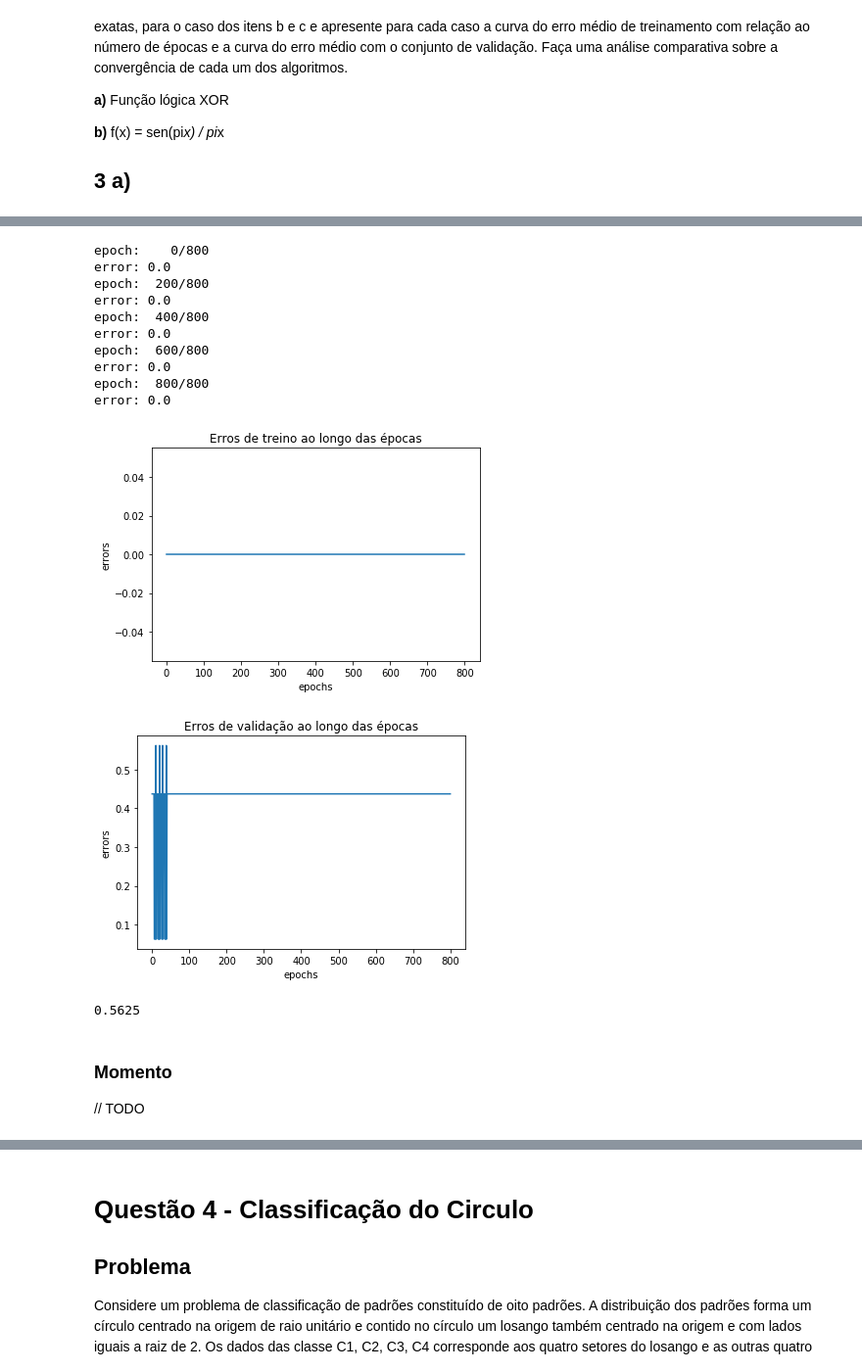
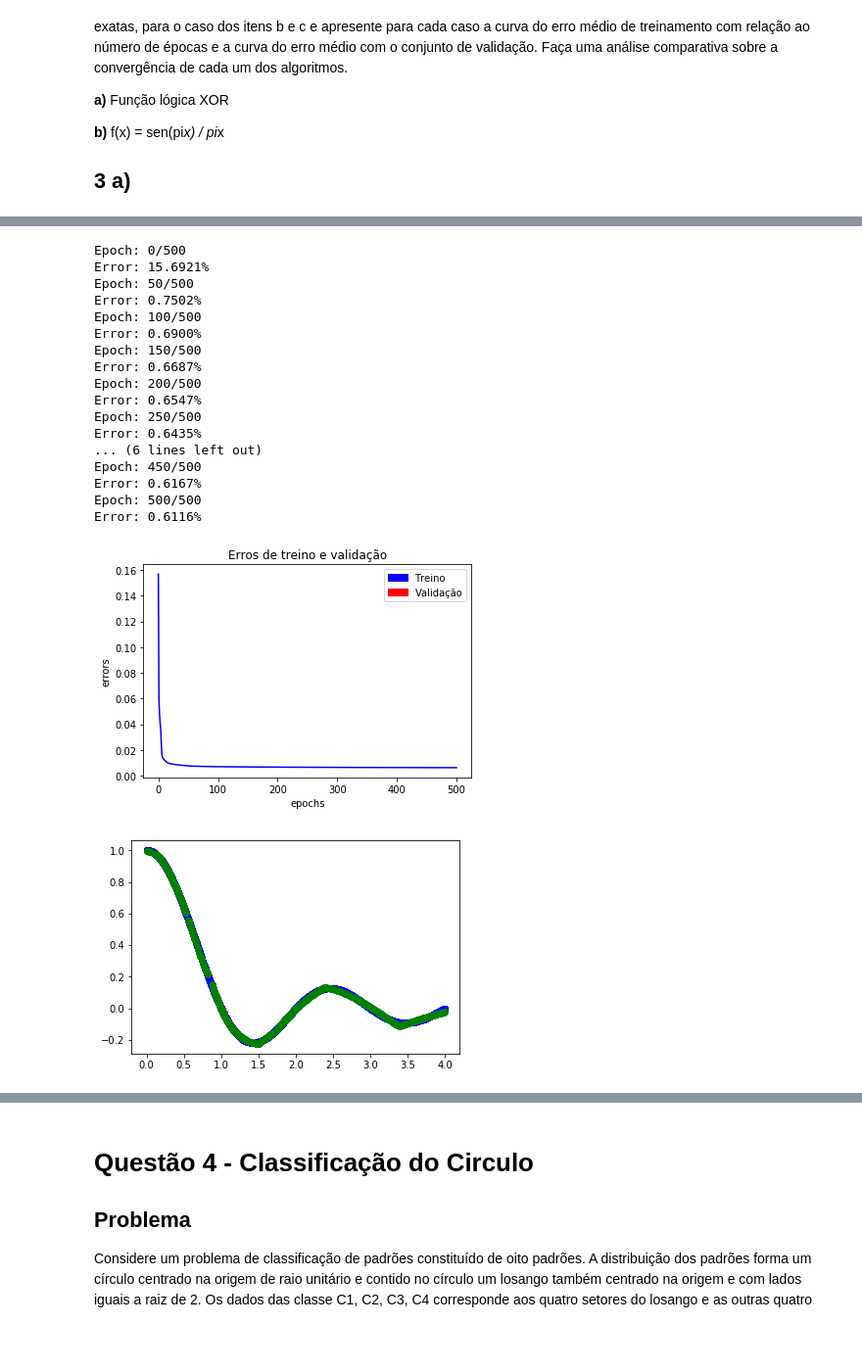
Before and after one commit to Vnicius/deep-learning-atividades, a Jupyter notebook: Lista_1/Questao2/Questao-2-3.ipynb, the cells around one changed output, grey strips where cells are left out. Shown at 98% size. Drawn from its saved outputs; the diff is of its cells as text; code cells hidden in the pictures; blank space fills up the shorter version.

```diff
--- a/Lista_1/Questao2/Questao-2-3.ipynb
+++ b/Lista_1/Questao2/Questao-2-3.ipynb
@@ -117,13 +108,16 @@ same = lambda x: x
 threshold = lambda x: np.where(x[0]>x[1], 1, 0)
 # %% [markdown]
 ## Plotagem dos erros
-# %%
-def plot_error(data, title=""):
-    plt.title(title)
-    plt.xlabel("epochs")
-    plt.ylabel("errors")
-    plt.plot(data)
-    plt.show()
+# %%
+def plot_error(data=[], label=['', ''], color=['blue', 'red']):
+    plt.title("Erros de treino e validação")
+    plt.xlabel("epochs")
+    plt.ylabel("errors")
+    plt.legend(handles=[mpatches.Patch(color=color[0], label=label[0]),
+                        mpatches.Patch(color=color[1], label=label[1])])
+    plt.plot(data[0], c=color[0])
+    plt.plot(data[1], c=color[1])
+    plt.show()
 # %% [markdown]
 ## Classe Layer
 
@@ -443,10 +498,10 @@ x = []
 y = []
 
 # leitura dos dados
-for line in open('data/Q3/data_x_3a.txt', 'r').readlines():
+for line in open('data/Q3/data_x-3a.txt', 'r').readlines():
     x.append([float(num) for num in line.split(',')])
 
-for line in open('data/Q3/data_y_3a.txt', 'r').readlines():
+for line in open('data/Q3/data_y-3a.txt', 'r').readlines():
     y.append([float(num) for num in line.split(',')])
 
 # dados de treino
@@ -457,6 +512,12 @@ y = np.array(y[:int(len(y) * 0.8)])
 x_valid = np.array(x[int(len(x) * 0.8):])
 y_valid = np.array(y[int(len(y) * 0.8):])
 
+print("X [TREINO]: ", x.shape)
+print("Y [TREINO]: ", y.shape)
+print()
+print("X [TESTE]: ", x_valid.shape)
+print("Y [TESTE]: ", y_valid.shape)
+
 for index, y_i in enumerate(y):
     if y_i == 1:
         plt.plot(x[index][0], x[index][1], 'bo')
@@ -507,34 +756,37 @@ error: 0.0
 # %%
 nn = NeuralNetwork(learning_rate=0.05)
-nn.add_layer(Layer(input_dim=x.shape[1], output_dim=2, activation=sigmoid))
-nn.add_layer(Layer(input_dim=2, output_dim=y.shape[1], activation=step))
+nn.add_layer(Layer(input_dim=x.shape[1], output_dim=10, activation=tanh))
+nn.add_layer(Layer(input_dim=10, output_dim=10, activation=relu))
+nn.add_layer(Layer(input_dim=10, output_dim=y.shape[1], activation=tanh))
 
 # treinamento
-errors_train, errors_valid = nn.fit(x, y, x_valid=x_valid, y_valid=y_valid, batch_size=5 ,epochs=800, verbose=200)
+errors_train, errors_valid = nn.fit(x, y, x_valid, y_valid, batch_size=1, epochs=500, verbose=50, accuracy=False)
 
-plot_error(errors_train, "Erros de treino ao longo das épocas")
-plot_error(errors_valid, "Erros de validação ao longo das épocas")
+plot_error([errors_train, errors_valid], ["Treino", "Validação"])
 
 # calculo do erro de predição
-y_pred = nn.prediction(x_valid)
-acc = accuracy_score(y_valid, y_pred)
+y_pred = nn.predict(x_valid)
 
-print(acc)
+plt.plot(x, y, 'bo')
+plt.plot(x_valid, y_pred, 'go')
+plt.show()
 # %% [output]
-epoch:    0/800
-error: 0.0
-epoch:  200/800
-error: 0.0
-epoch:  400/800
-error: 0.0
-epoch:  600/800
-error: 0.0
-epoch:  800/800
-error: 0.0
+Epoch: 0/500
+Error: 15.6921%
+Epoch: 50/500
+Error: 0.7502%
+Epoch: 100/500
+Error: 0.6900%
+Epoch: 150/500
+Error: 0.6687%
+Epoch: 200/500
+Error: 0.6547%
+Epoch: 250/500
+Error: 0.6435%
+... (6 lines left out)
+Epoch: 450/500
+Error: 0.6167%
+Epoch: 500/500
+Error: 0.6116%
-[figure, old version]
+[figure, new version]
-[figure, old version]
+[figure, new version]
-0.5625
-# %% [markdown]
-### Momento
-
-// TODO
```
Also changed, not shown: parts of 40 cells of this notebook, 4 other files.
